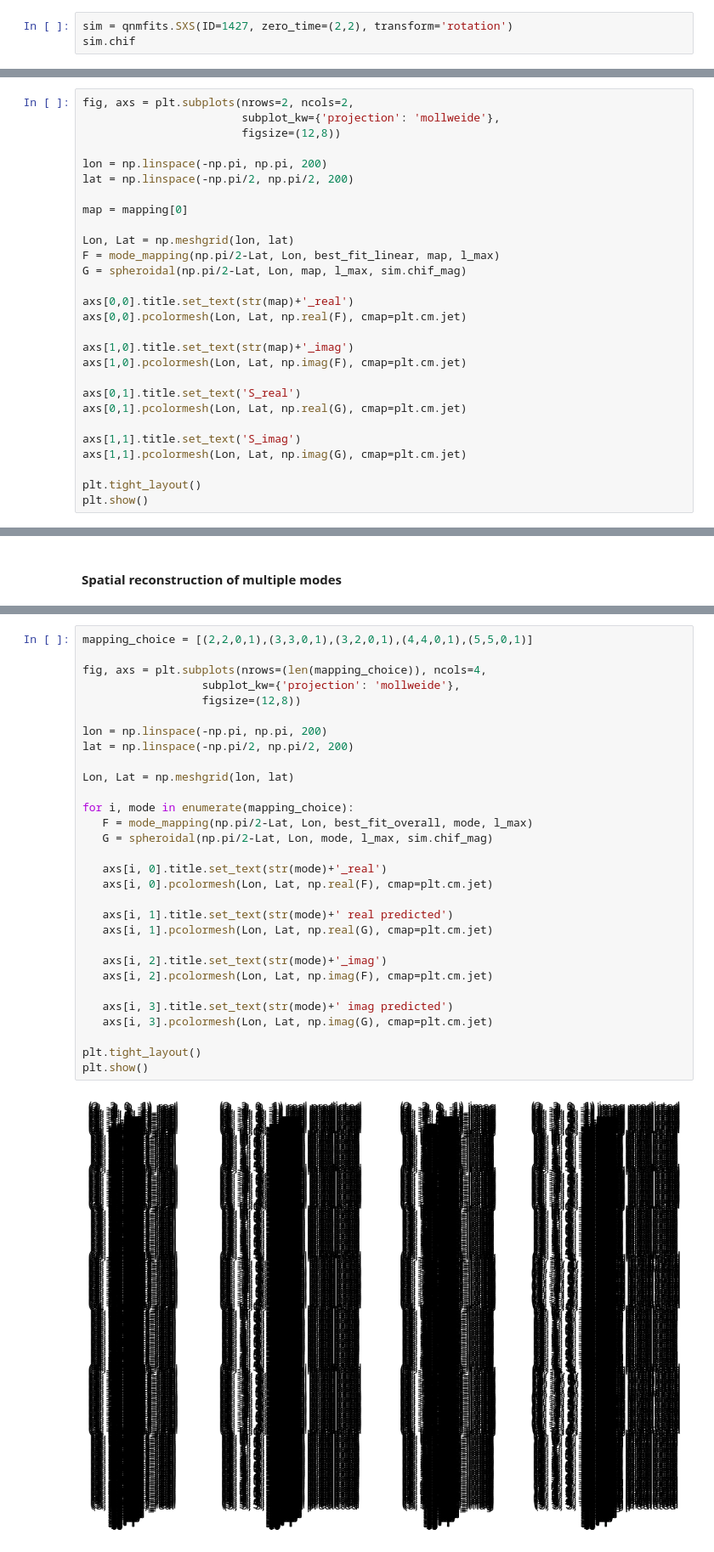
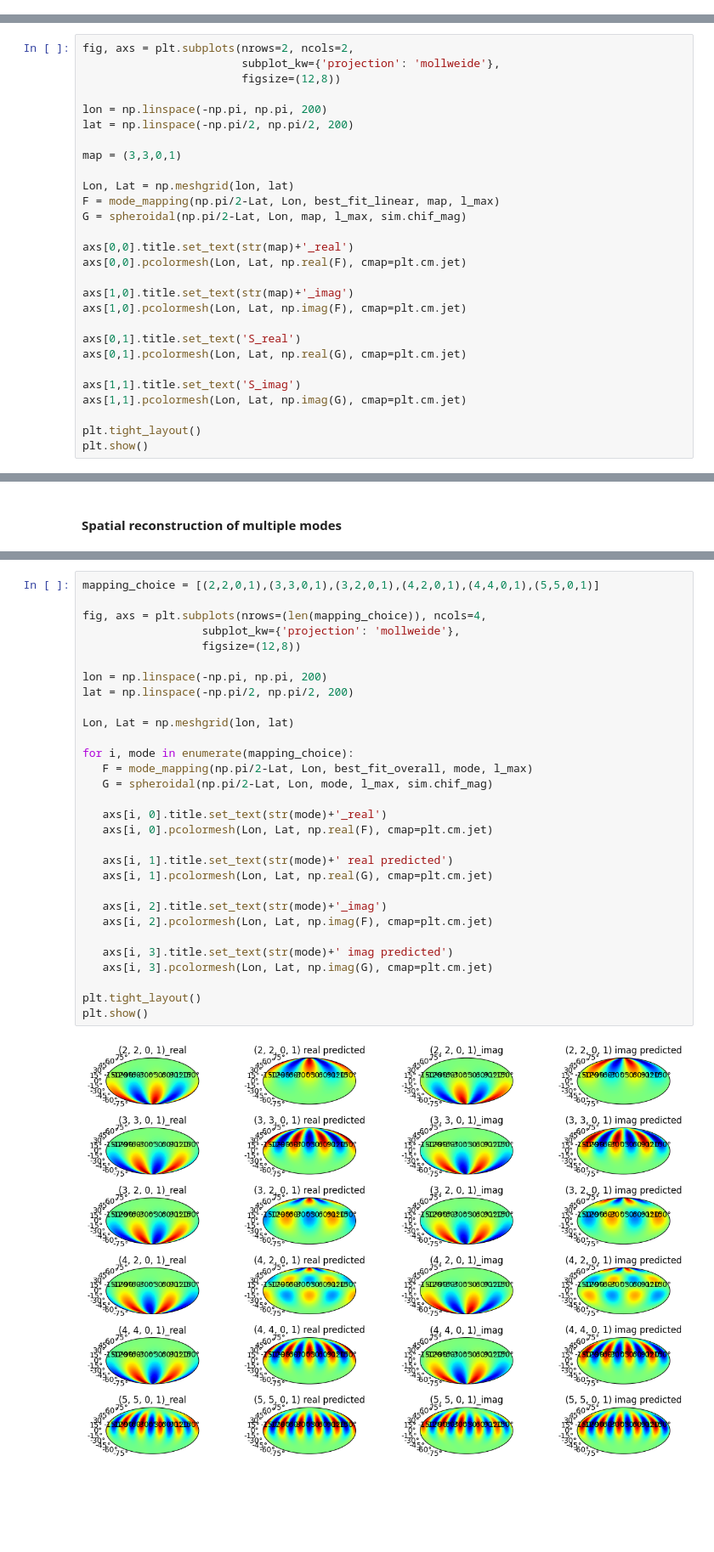
Before and after one commit to Richardvnd/quadratic_qnm, a Jupyter notebook: spatial_reconstruction_of_QNMs.ipynb, the cells around one changed output, grey strips where cells are left out. Shown at 85% size. Cells and saved outputs as stored; diff of their text form; blank space fills up the shorter version.

```diff
--- a/spatial_reconstruction_of_QNMs.ipynb
+++ b/spatial_reconstruction_of_QNMs.ipynb
@@ -24,6 +23,3 @@ Found the following files to load from the SXS catalog:
     SXS:BBH:0305v5/Lev6/metadata.json
 Found the following files to load from the SXS catalog:
     SXS:BBH:0305v5/Lev6/rhOverM_Asymptotic_GeometricUnits_CoM.h5
-# %%
-sim = qnmfits.SXS(ID=1427, zero_time=(2,2), transform='rotation')
-sim.chif
@@ -59,7 +50,7 @@ fig, axs = plt.subplots(nrows=2, ncols=2,
 lon = np.linspace(-np.pi, np.pi, 200)
 lat = np.linspace(-np.pi/2, np.pi/2, 200)
 
-map = mapping[0]
+map = (3,3,0,1)
 
 Lon, Lat = np.meshgrid(lon, lat)
 F = mode_mapping(np.pi/2-Lat, Lon, best_fit_linear, map, l_max)
@@ -284,32 +296,32 @@ best_fit_overall = qnmfits.mapping_multimode_ringdown_fit(sim.times,
 # %%
-mapping_choice = [(2,2,0,1),(3,3,0,1),(3,2,0,1),(4,4,0,1),(5,5,0,1)]
+mapping_choice = [(2,2,0,1),(3,3,0,1),(3,2,0,1),(4,2,0,1),(4,4,0,1),(5,5,0,1)]
 
 fig, axs = plt.subplots(nrows=(len(mapping_choice)), ncols=4,
                   subplot_kw={'projection': 'mollweide'},
                   figsize=(12,8))
 
 lon = np.linspace(-np.pi, np.pi, 200)
 lat = np.linspace(-np.pi/2, np.pi/2, 200)
 
 Lon, Lat = np.meshgrid(lon, lat)
 
 for i, mode in enumerate(mapping_choice):
    F = mode_mapping(np.pi/2-Lat, Lon, best_fit_overall, mode, l_max)
    G = spheroidal(np.pi/2-Lat, Lon, mode, l_max, sim.chif_mag)
 
    axs[i, 0].title.set_text(str(mode)+'_real')
    axs[i, 0].pcolormesh(Lon, Lat, np.real(F), cmap=plt.cm.jet)
 
    axs[i, 1].title.set_text(str(mode)+' real predicted')
    axs[i, 1].pcolormesh(Lon, Lat, np.real(G), cmap=plt.cm.jet)
 
    axs[i, 2].title.set_text(str(mode)+'_imag')
    axs[i, 2].pcolormesh(Lon, Lat, np.imag(F), cmap=plt.cm.jet)
 
    axs[i, 3].title.set_text(str(mode)+' imag predicted')
    axs[i, 3].pcolormesh(Lon, Lat, np.imag(G), cmap=plt.cm.jet)
 
 plt.tight_layout()
 plt.show()
 # %% [output]
-[figure, old version]
+[figure, new version]
```
Also changed, not shown: parts of 5 cells of this notebook, 11 other files.
